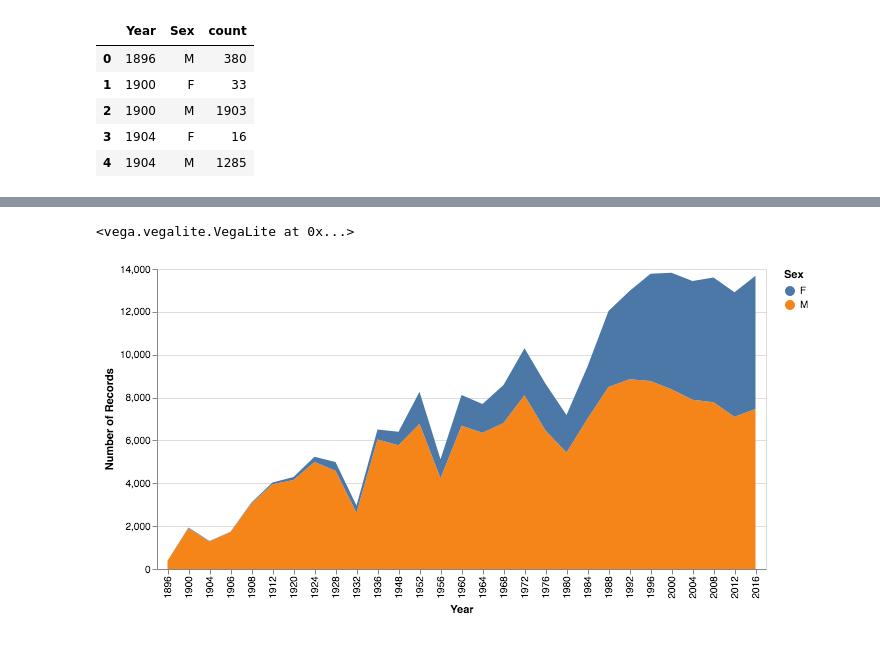
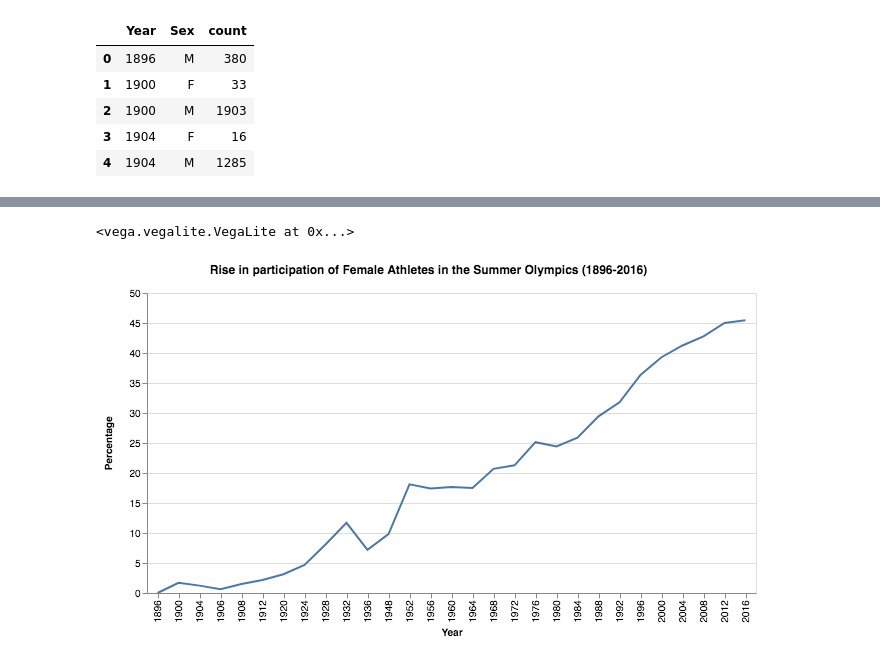
Before and after one commit to sarthakbatragatech/OlympicViz, a Jupyter notebook: 4. Gender.ipynb, the cells around one changed output, grey strips where cells are left out. Saved outputs shown, nothing was run; the diff lists cells and outputs as text; code cells hidden in the pictures.

Commit message:
Added formatted gender equality plots to README

```diff
--- a/4. Gender.ipynb
+++ b/4. Gender.ipynb
@@ -100,0 +85,6 @@ Name: count, dtype: float64}
+# %%
+perc_df = pd.DataFrame(perc.items(), columns=['Year', 'Percentage'])
+# %%
+# Multiplying each value by 100 to produce a percentage
+perc_df['Percentage'] = perc_df['Percentage'].apply(lambda x: x*100)
+perc_df.head()
@@ -100,0 +98,15 @@ Name: count, dtype: float64}
+# %%
+chart = alt.Chart(perc_df).mark_line().encode(
+    alt.X('Year:O'),
+    alt.Y('Percentage:Q',axis=alt.Axis(format='%'))
+)
+# %%
+chart = chart.properties(title='Rise in participation of Female Athletes in the Summer Olympics (1896-2016)')
+chart = chart.configure(title = alt.VgTitleConfig(fontSize=12, offset=10))
+chart = chart.configure_legend(titleFontSize=8)
+chart = chart.configure_axis(titleFontSize=10)
+# %%
+chart
+# %% [output]
+<vega.vegalite.VegaLite at 0x...>
+[figure, added]
@@ -101,9 +115,6 @@ Name: count, dtype: float64}
 # %%
-alt.Chart(summer_df).mark_area().encode(
+chart = alt.Chart(summer_df).mark_area().encode(
     alt.X('Year:N'),
     alt.Y('count()'),
-    alt.Color('Sex:N')
+    alt.Color('Sex:N', title='Gender')
 )
-# %% [output]
-<vega.vegalite.VegaLite at 0x...>
-[figure, removed]
```
Also changed, not shown: parts of 15 cells of this notebook, 3 other files.
